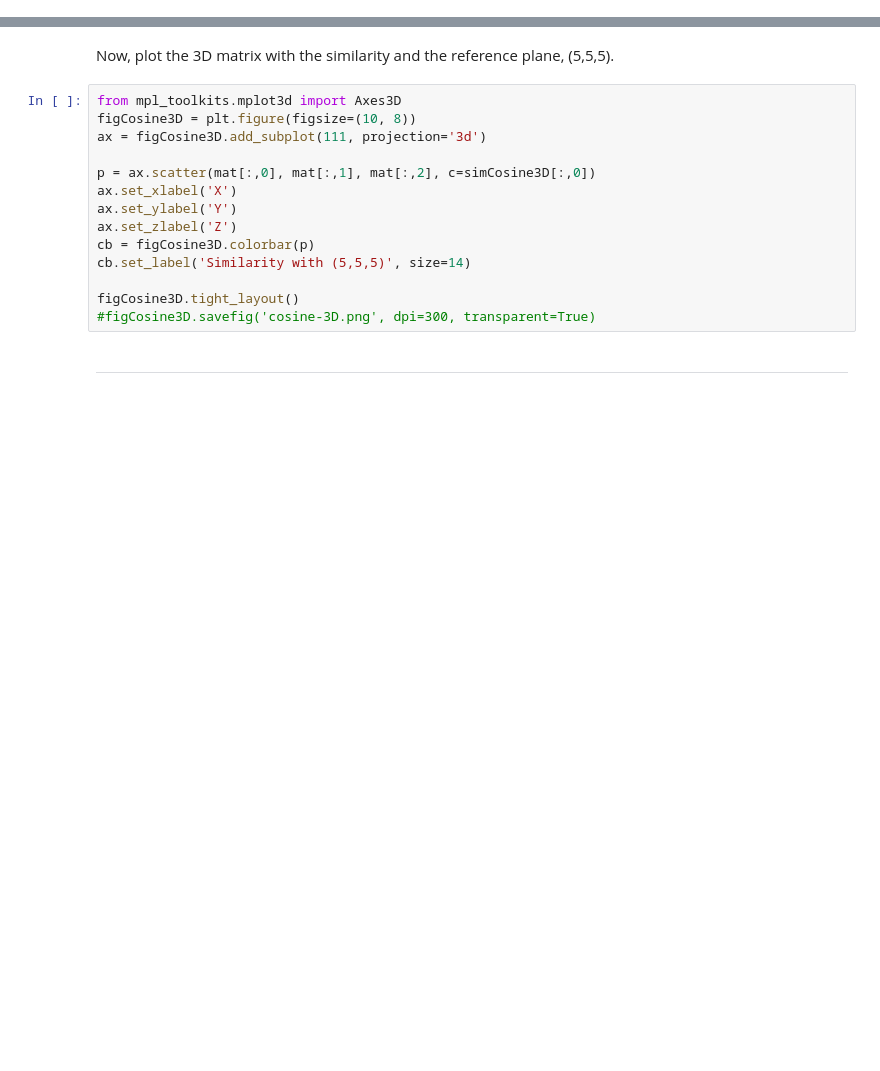
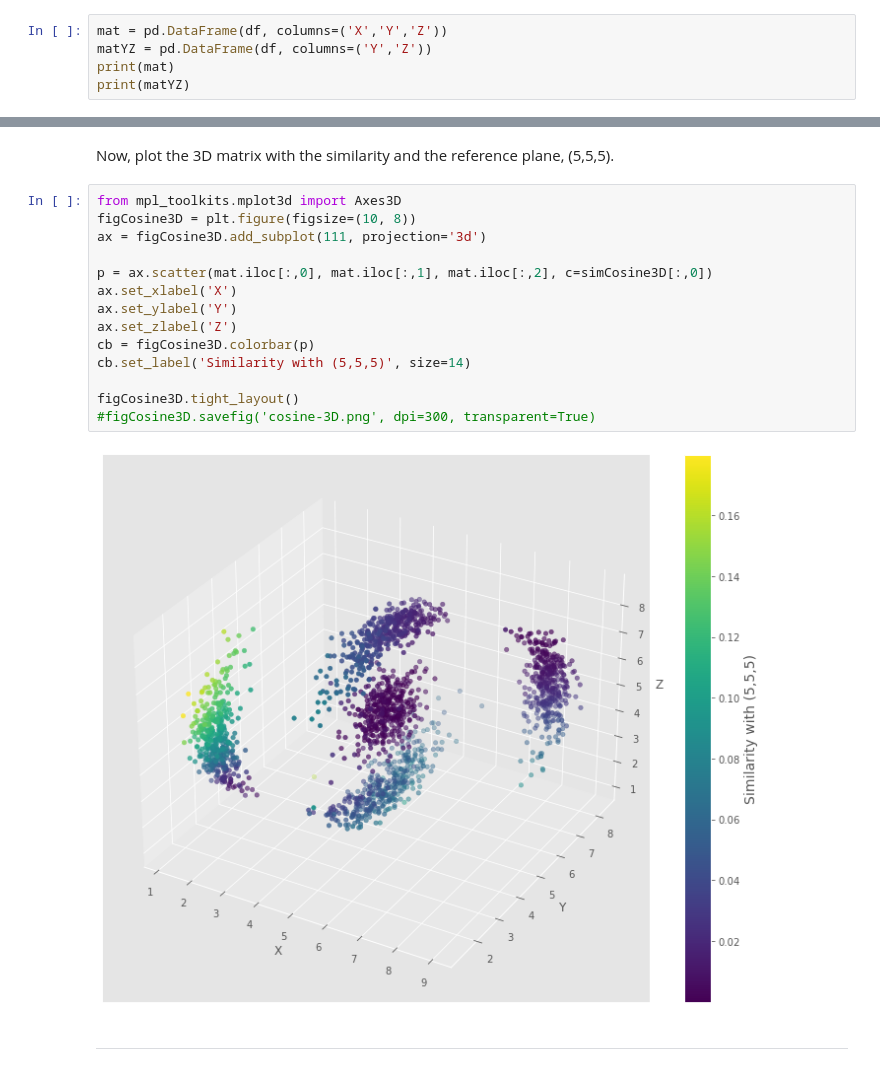
Before and after one commit to noahscantron/Springboard, a Jupyter notebook: Case Studies/Cosine Similarity/Cosine_Similarity_Case_Study.ipynb, the cells around one changed output, grey strips where cells are left out. Drawn from its saved outputs; the diff is of its cells as text; blank space fills up the shorter version.

Commit message:
Add completed Cosine Similarity case-study

```diff
--- a/Case Studies/Cosine Similarity/Cosine_Similarity_Case_Study.ipynb
+++ b/Case Studies/Cosine Similarity/Cosine_Similarity_Case_Study.ipynb
@@ -59,0 +35,5 @@ ax.scatter3D(df['X'].values, df['Y'].values, df['Z'].values);
+# %%
+mat = pd.DataFrame(df, columns=('X','Y','Z'))
+matYZ = pd.DataFrame(df, columns=('Y','Z'))
+print(mat)
+print(matYZ)
@@ -88,17 +85,19 @@ Now, plot the 3D matrix with the similarity and the reference plane, (5,5,5).
 # %%
 from mpl_toolkits.mplot3d import Axes3D
 figCosine3D = plt.figure(figsize=(10, 8))
 ax = figCosine3D.add_subplot(111, projection='3d')
 
-p = ax.scatter(mat[:,0], mat[:,1], mat[:,2], c=simCosine3D[:,0])
+p = ax.scatter(mat.iloc[:,0], mat.iloc[:,1], mat.iloc[:,2], c=simCosine3D[:,0])
 ax.set_xlabel('X')
 ax.set_ylabel('Y')
 ax.set_zlabel('Z')
 cb = figCosine3D.colorbar(p)
 cb.set_label('Similarity with (5,5,5)', size=14)
 
 figCosine3D.tight_layout()
 #figCosine3D.savefig('cosine-3D.png', dpi=300, transparent=True)
+# %% [output]
+[figure, added]
 # %% [markdown]
 ----
 # %% [markdown]
```
Also changed, not shown: parts of 9 cells of this notebook.
